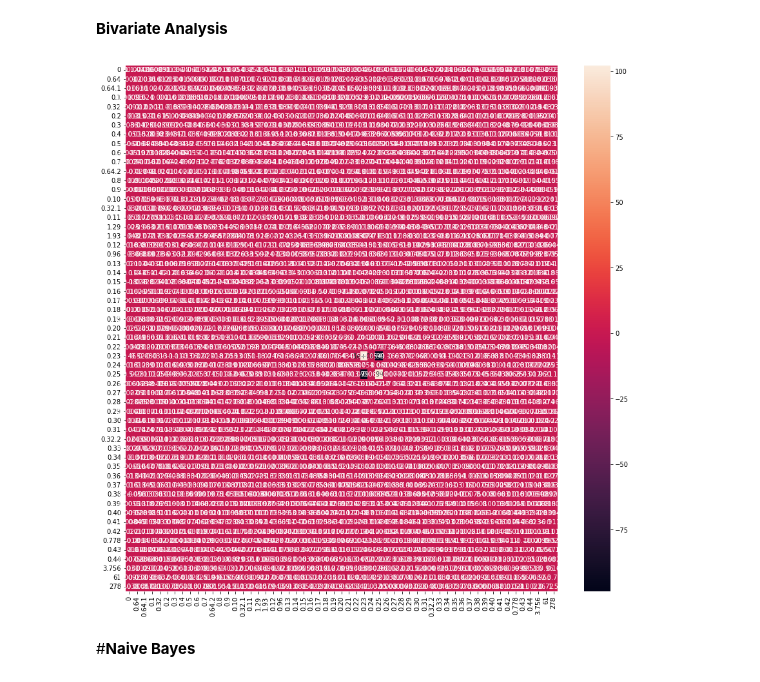
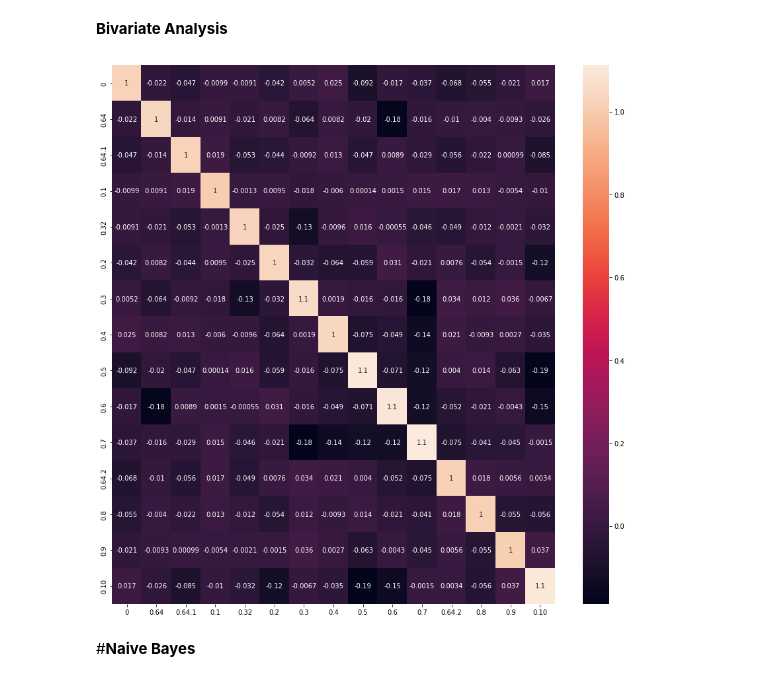
Before and after one commit to 001ckk/RNN-and-Naive-Bayes, a Jupyter notebook: Naive_Bayes.ipynb, the cells around one changed output. Drawn from its saved outputs; the diff is of its cells as text; code cells hidden in the pictures.

```diff
--- a/Naive_Bayes.ipynb
+++ b/Naive_Bayes.ipynb
@@ -196,13 +196,18 @@ data.describe()
 # %%
 # VFA
 
 import seaborn as sns
 import matplotlib.pyplot as plt
 
-vif_matrix = data.drop('1', axis=1).corr()
+# This is for the first 15 columns
+
+vif_matrix = data.iloc[:,0:15].corr()
 vif = pd.DataFrame(np.linalg.inv(vif_matrix), index=vif_matrix.index, columns=vif_matrix.columns)
 plt.figure(figsize=(15,15))
 sns.heatmap(vif, annot=True)
 plt.show()
+
+# This can be made to include all the columns if need be.
+# There is not value above 10, there is thus no need to drop any column.
 # %% [output]
-[figure, old version]
+[figure, new version]
```
Also changed, not shown: parts of 1 cell of this notebook.
